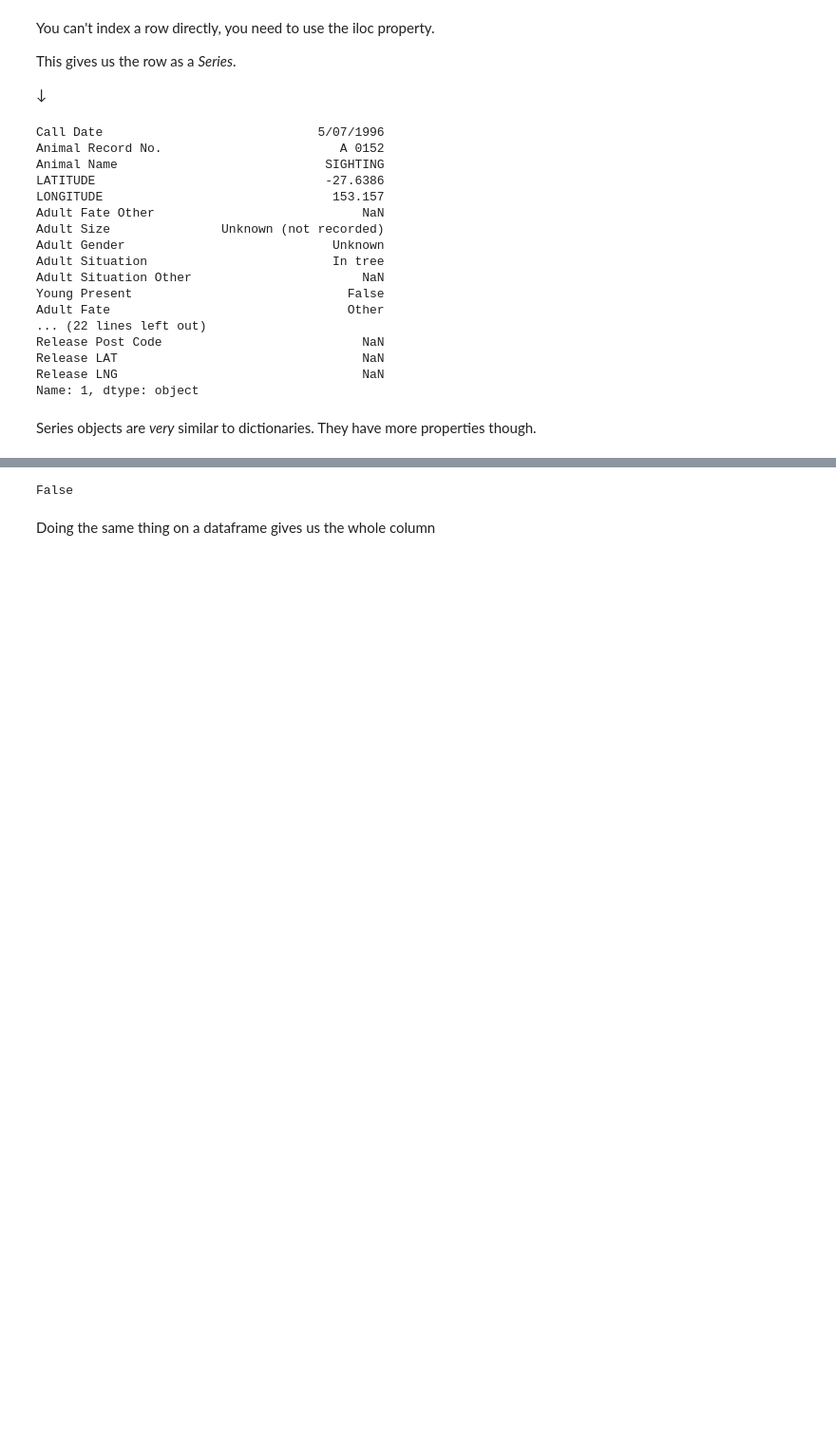
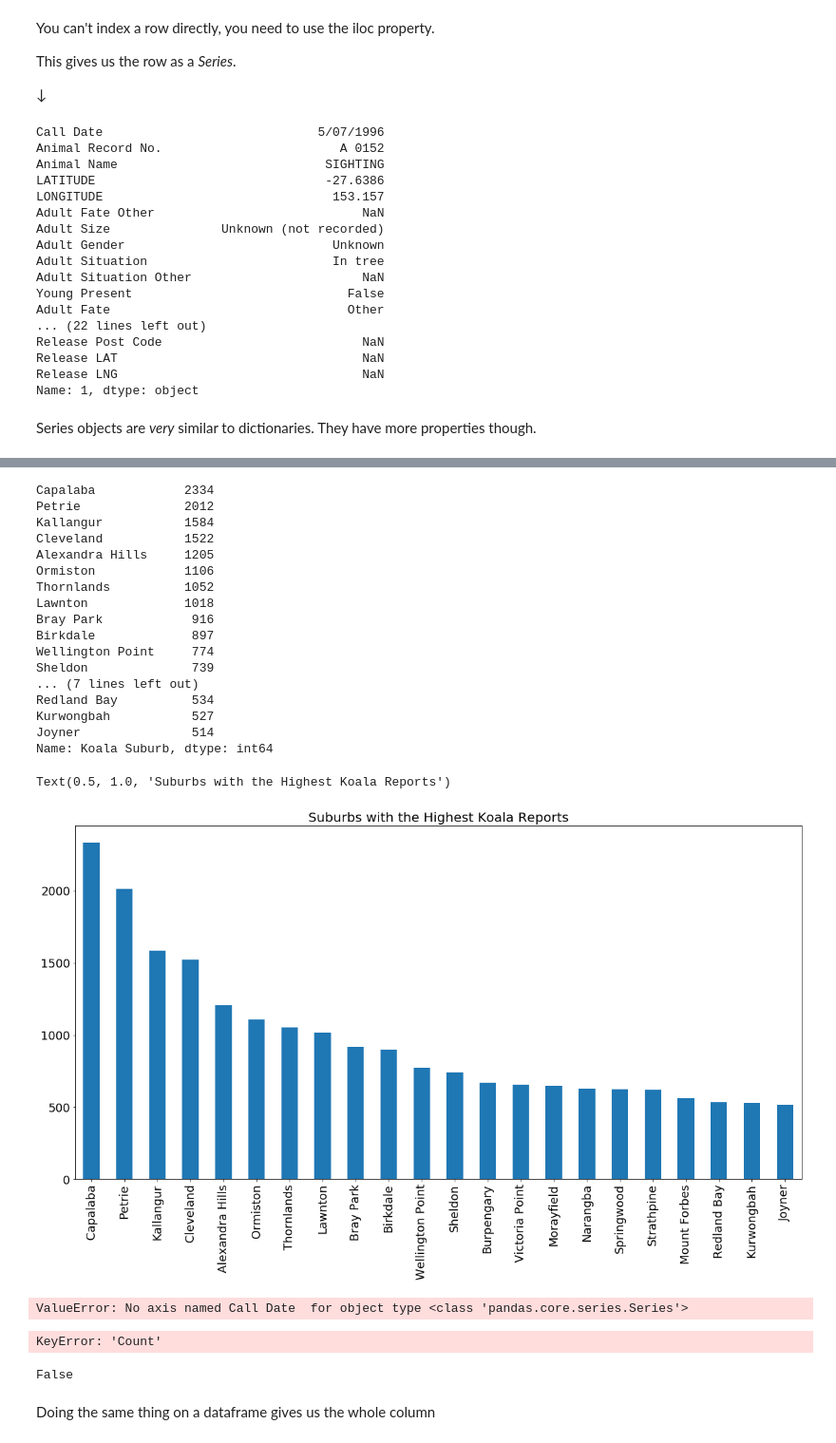
Before and after one commit to joelnorman99/Open-Data-Project, a Jupyter notebook: basic_pandas.ipynb, the cells around one changed output, grey strips where cells are left out. Shown at 95% size. Cells and saved outputs as stored; diff of their text form; code cells hidden in the pictures; blank space fills up the shorter version.

```diff
--- a/basic_pandas.ipynb
+++ b/basic_pandas.ipynb
@@ -94,3 +105,64 @@ Series objects are _very_ similar to dictionaries. They have more properties tho
+# %%
+print(koala_data['Koala Suburb'].value_counts(ascending=False).loc[lambda x : x>500])
+koala_data["Koala Suburb"].value_counts(ascending=False).loc[lambda x : x>500].plot(kind="bar", fontsize=18)
+plt.title("Suburbs with the Highest Koala Reports", fontsize=20)
+# %% [output]
+Capalaba            2334
+Petrie              2012
+Kallangur           1584
+Cleveland           1522
+Alexandra Hills     1205
+Ormiston            1106
+Thornlands          1052
+Lawnton             1018
+Bray Park            916
+Birkdale             897
+Wellington Point     774
+Sheldon              739
+... (7 lines left out)
+Redland Bay          534
+Kurwongbah           527
+Joyner               514
+Name: Koala Suburb, dtype: int64
+Text(0.5, 1.0, 'Suburbs with the Highest Koala Reports')
+[figure, added]
+# %%
+
+number_year = koala_data["Call Date "].value_counts()
+number_year.sort_values('Call Date ',ascending=False, inplace=True)
+def koalayear():
+    fig, ax = plt.subplots()
+
+    ax.barh(width=number_year["Count"], y=number_year["Year"],height=0.8, color=ygblongg)
+    y=number_year["Year"]
+    plt.yticks(np.arange(min(y), max(y)+1, 1.0,), fontsize=15)
+    plt.xticks(fontsize=15)
+    plt.title("Koalas found by year",fontsize=26,  family = 'monospace', loc='left')
+    plt.xlabel('Count', fontsize=22,family = 'monospace')
+    plt.ylabel('Year ', fontsize=22, rotation='horizontal', ha='right',family = 'monospace')
+
+    totals = []
+
+    # find the values and append to list
+    for i in ax.patches:
+        totals.append(i.get_width())
+    # set individual bar lables using above list
+    total = sum(totals)
+    # set individual bar lables using above list
+    for i in ax.patches:
+        # get_width pulls left or right; get_y pushes up or down
+        ax.text(i.get_width()+10, i.get_y()+.1, str(i.get_width()), fontsize=19,\
+                color=ygblong[1])
+    plt.xlim(0,3000)
+    plt.subplots_adjust(bottom=0)
+
+    return(plt.show())
+# %% [output]
+ValueError: No axis named Call Date  for object type <class 'pandas.core.series.Series'>
+# %%
+koalayear()
+# %% [output]
+KeyError: 'Count'
 # %%
 row_one["Injured"]
 # %% [output]
```
Also changed, not shown: parts of 4 cells of this notebook.
